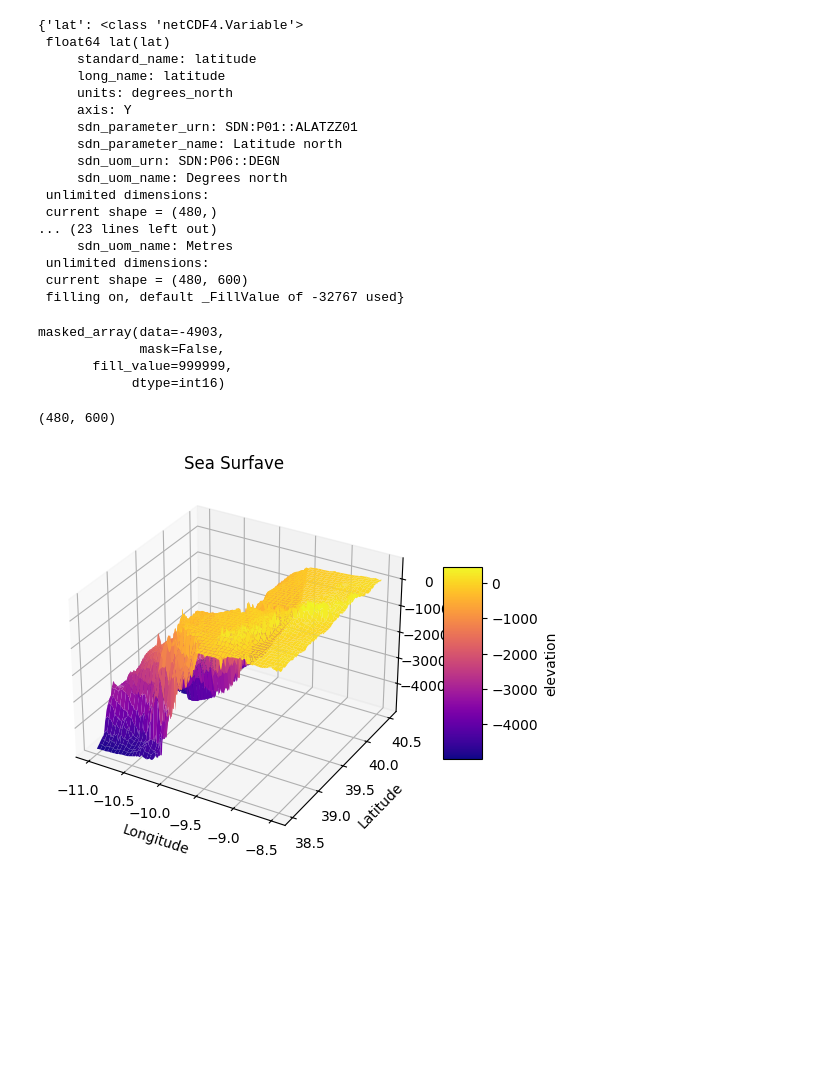
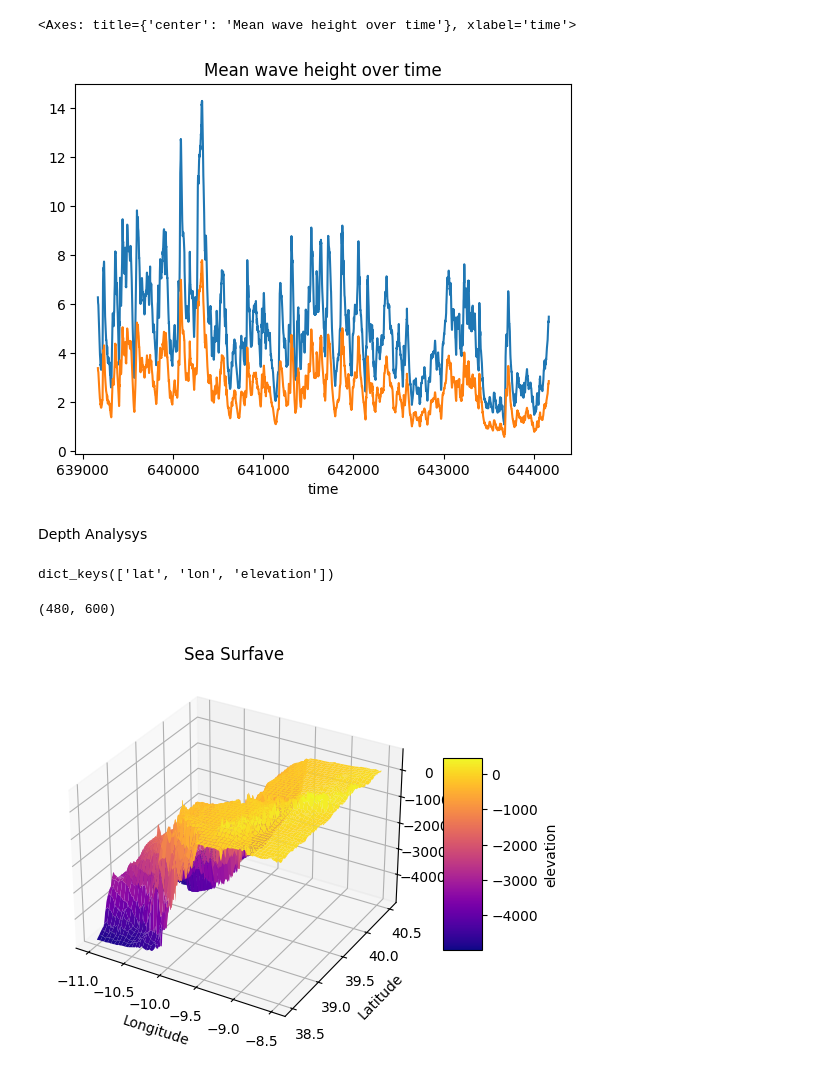
Before and after one commit to oghritik/Wave-Prediction, a Jupyter notebook: data.ipynb, the cells around one changed output. Cells and saved outputs as stored; diff of their text form; code cells hidden in the pictures; blank space fills up the shorter version.

```diff
--- a/data.ipynb
+++ b/data.ipynb
@@ -8,20 +111,12 @@ ds = Dataset("/Users/hritik/Documents/Project /Wave-Prediction/dAtA/Sea_surface/
+# %%
+df.groupby('time')['VCMX'].max().plot(title='Max wave height over time')
+df.groupby('time')['VHM0'].max().plot(title='Mean wave height over time')
+# %% [output]
+<Axes: title={'center': 'Mean wave height over time'}, xlabel='time'>
+[figure, added]
+# %% [markdown]
+Depth Analysys
 # %%
-ds.variables
+ds_depth_2022.variables.keys()
 # %% [output]
-{'lat': <class 'netCDF4.Variable'>
- float64 lat(lat)
-     standard_name: latitude
-     long_name: latitude
-     units: degrees_north
-     axis: Y
-     sdn_parameter_urn: SDN:P01::ALATZZ01
-     sdn_parameter_name: Latitude north
-     sdn_uom_urn: SDN:P06::DEGN
-     sdn_uom_name: Degrees north
- unlimited dimensions:
- current shape = (480,)
-... (23 lines left out)
-     sdn_uom_name: Metres
- unlimited dimensions:
- current shape = (480, 600)
- filling on, default _FillValue of -32767 used}
+dict_keys(['lat', 'lon', 'elevation'])
@@ -32,12 +123,5 @@ elev = ds.variables['elevation'][:]        # Usually in hours since a reference
 # %%
-ds.variables['elevation'][0,0]
+ds_depth_2022.variables['elevation'].shape
 # %% [output]
-masked_array(data=-4903,
-             mask=False,
-       fill_value=999999,
-            dtype=int16)
+(480, 600)
-# %%
-print(elev.shape)
-# %% [output]
-(480, 600)
 # %%
```
Also changed, not shown: parts of 17 cells of this notebook, 1 other file.
